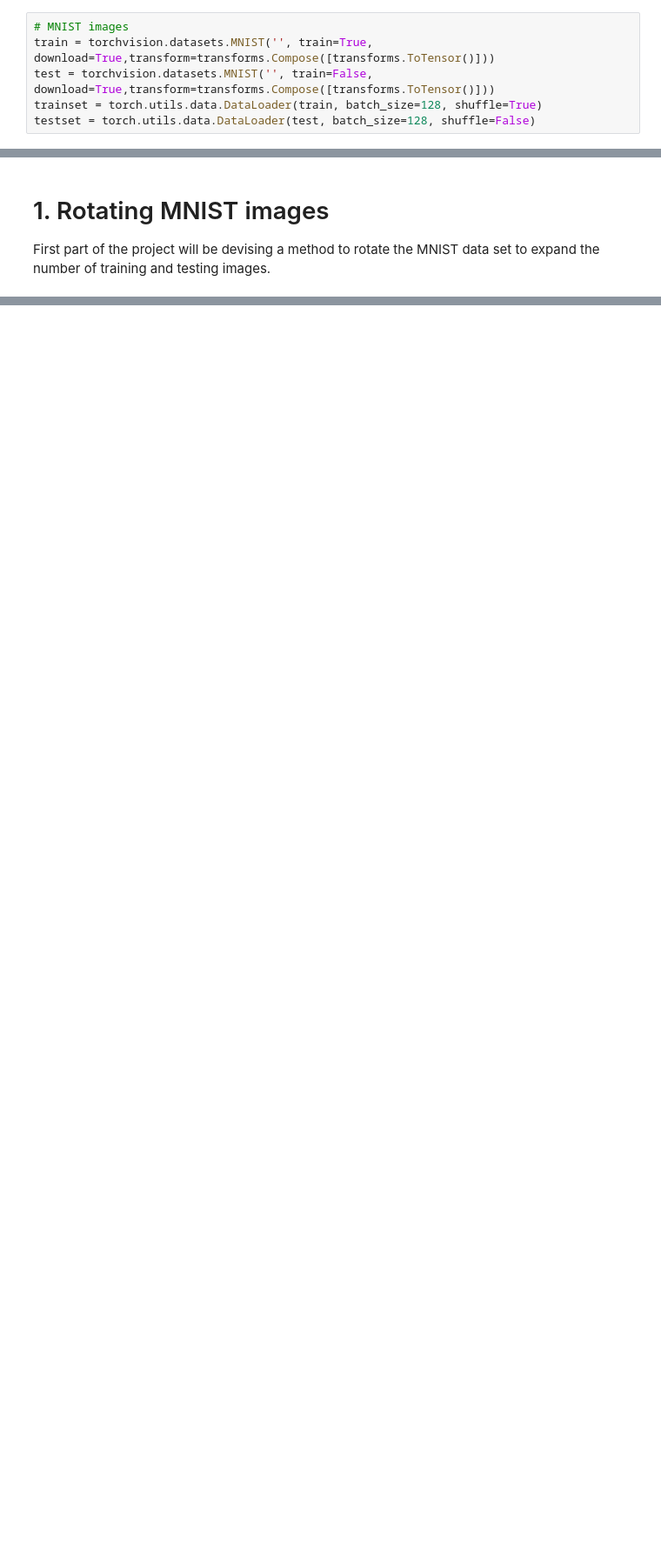
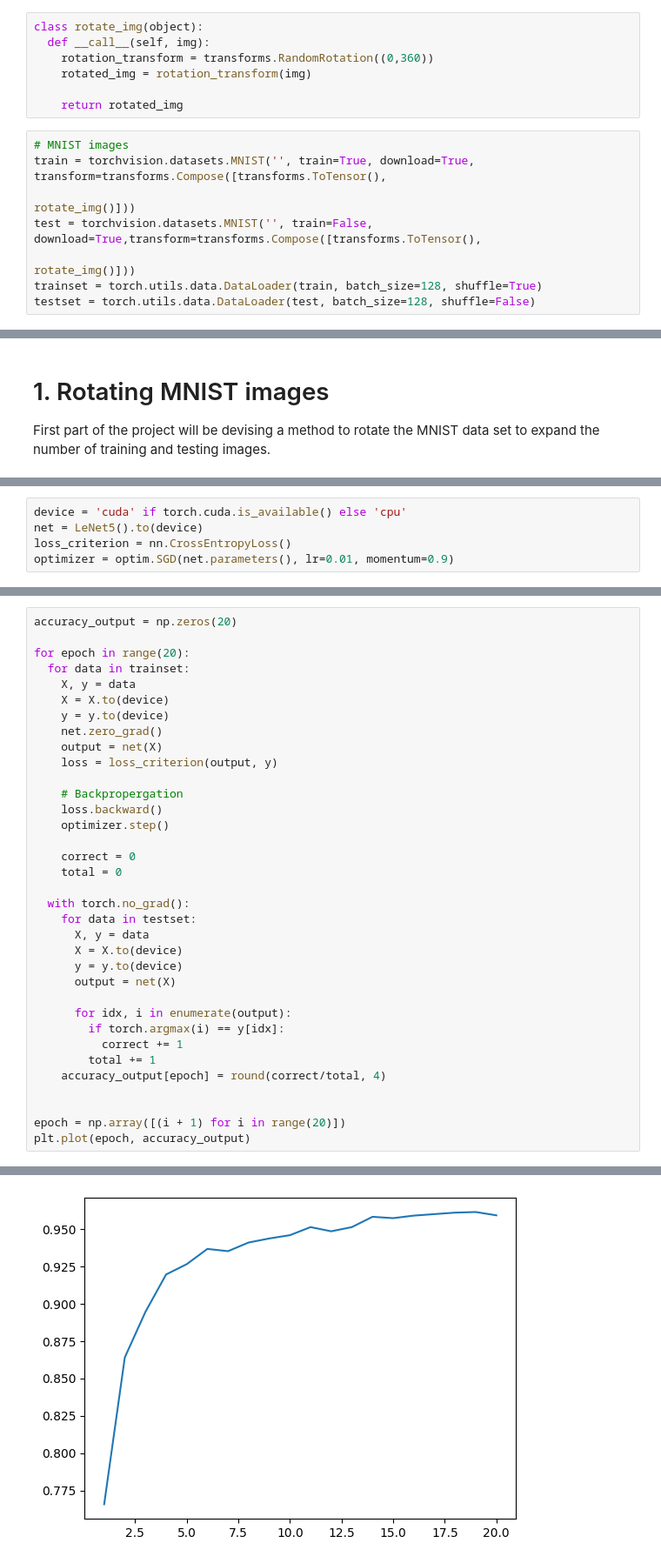
Before and after one commit to bekalud/Proj_4984, a Jupyter notebook: Project.ipynb, the cells around one changed output, grey strips where cells are left out. Shown: that part at 87% size. Drawn from its saved outputs; the diff is of its cells as text; blank space fills up the shorter version.

Commit message:
Added Model and Accuracy Graph

```diff
--- a/Project.ipynb
+++ b/Project.ipynb
@@ -10,9 +10,18 @@ from torchvision import transforms, datasets
 import matplotlib.pyplot as plt
 
 import cv2 # Used to rotate MNIST images
+# %%
+class rotate_img(object):
+  def __call__(self, img):
+    rotation_transform = transforms.RandomRotation((0,360))
+    rotated_img = rotation_transform(img)
+
+    return rotated_img
 # %%
 # MNIST images
-train = torchvision.datasets.MNIST('', train=True, download=True,transform=transforms.Compose([transforms.ToTensor()]))
-test = torchvision.datasets.MNIST('', train=False, download=True,transform=transforms.Compose([transforms.ToTensor()]))
+train = torchvision.datasets.MNIST('', train=True, download=True, transform=transforms.Compose([transforms.ToTensor(),
+                                                                                                rotate_img()]))
+test = torchvision.datasets.MNIST('', train=False, download=True,transform=transforms.Compose([transforms.ToTensor(),
+                                                                                               rotate_img()]))
 trainset = torch.utils.data.DataLoader(train, batch_size=128, shuffle=True)
 testset = torch.utils.data.DataLoader(test, batch_size=128, shuffle=False)
@@ -70,0 +66,5 @@ trainset
+# %%
+device = 'cuda' if torch.cuda.is_available() else 'cpu'
+net = LeNet5().to(device)
+loss_criterion = nn.CrossEntropyLoss()
+optimizer = optim.SGD(net.parameters(), lr=0.01, momentum=0.9)
@@ -70,0 +73,36 @@ trainset
+# %%
+accuracy_output = np.zeros(20)
+
+for epoch in range(20):
+  for data in trainset:
+    X, y = data
+    X = X.to(device)
+    y = y.to(device)
+    net.zero_grad()
+    output = net(X)
+    loss = loss_criterion(output, y)
+
+    # Backpropergation
+    loss.backward()
+    optimizer.step()
+
+    correct = 0
+    total = 0
+
+  with torch.no_grad():
+    for data in testset:
+      X, y = data
+      X = X.to(device)
+      y = y.to(device)
+      output = net(X)
+
+      for idx, i in enumerate(output):
+        if torch.argmax(i) == y[idx]:
+          correct += 1
+        total += 1
+    accuracy_output[epoch] = round(correct/total, 4)
+
+
+epoch = np.array([(i + 1) for i in range(20)])
+plt.plot(epoch, accuracy_output)
+# %% [output]
@@ -70,0 +110 @@ trainset
+[figure, added]
```
Also changed, not shown: parts of 12 cells of this notebook.
